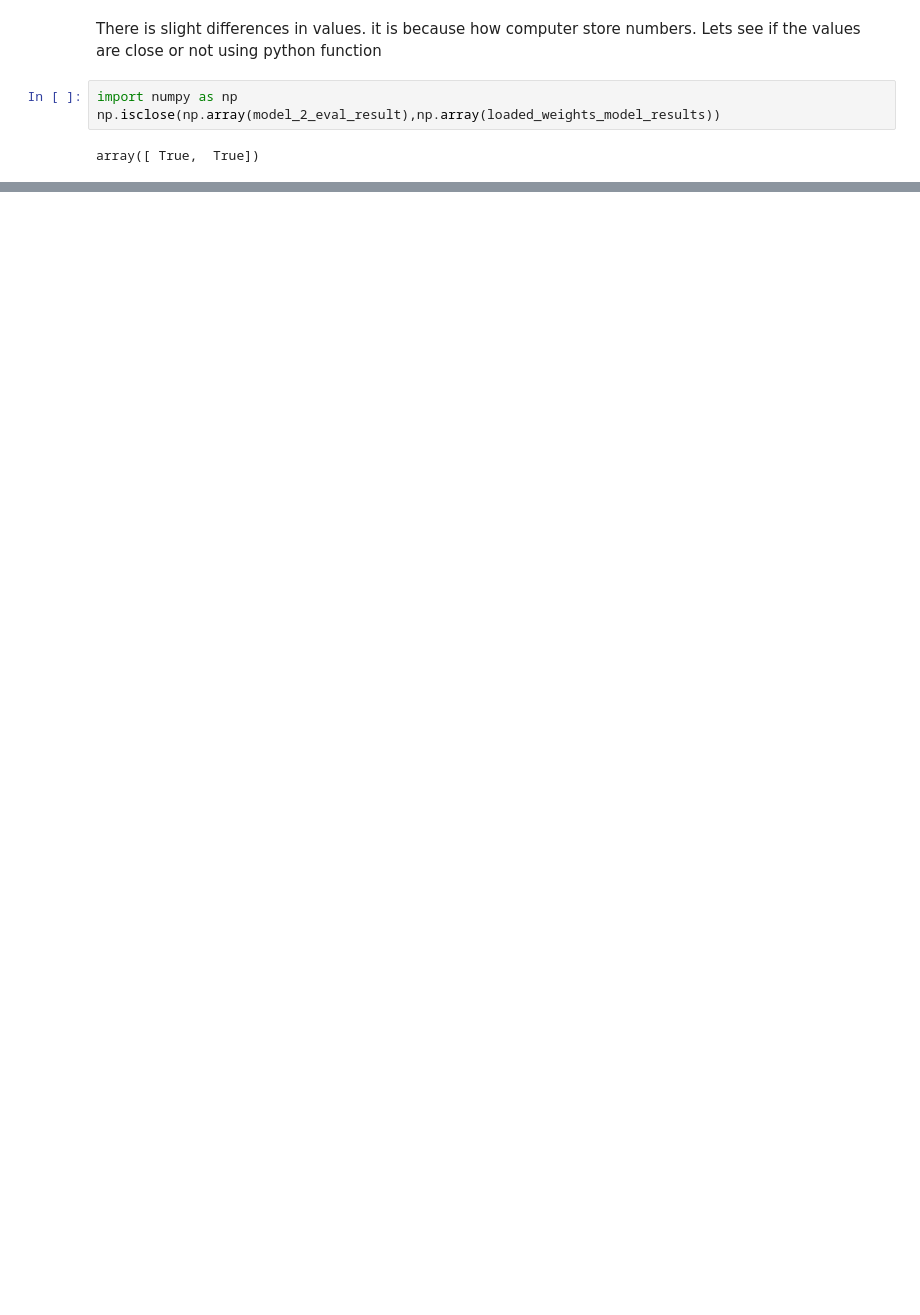
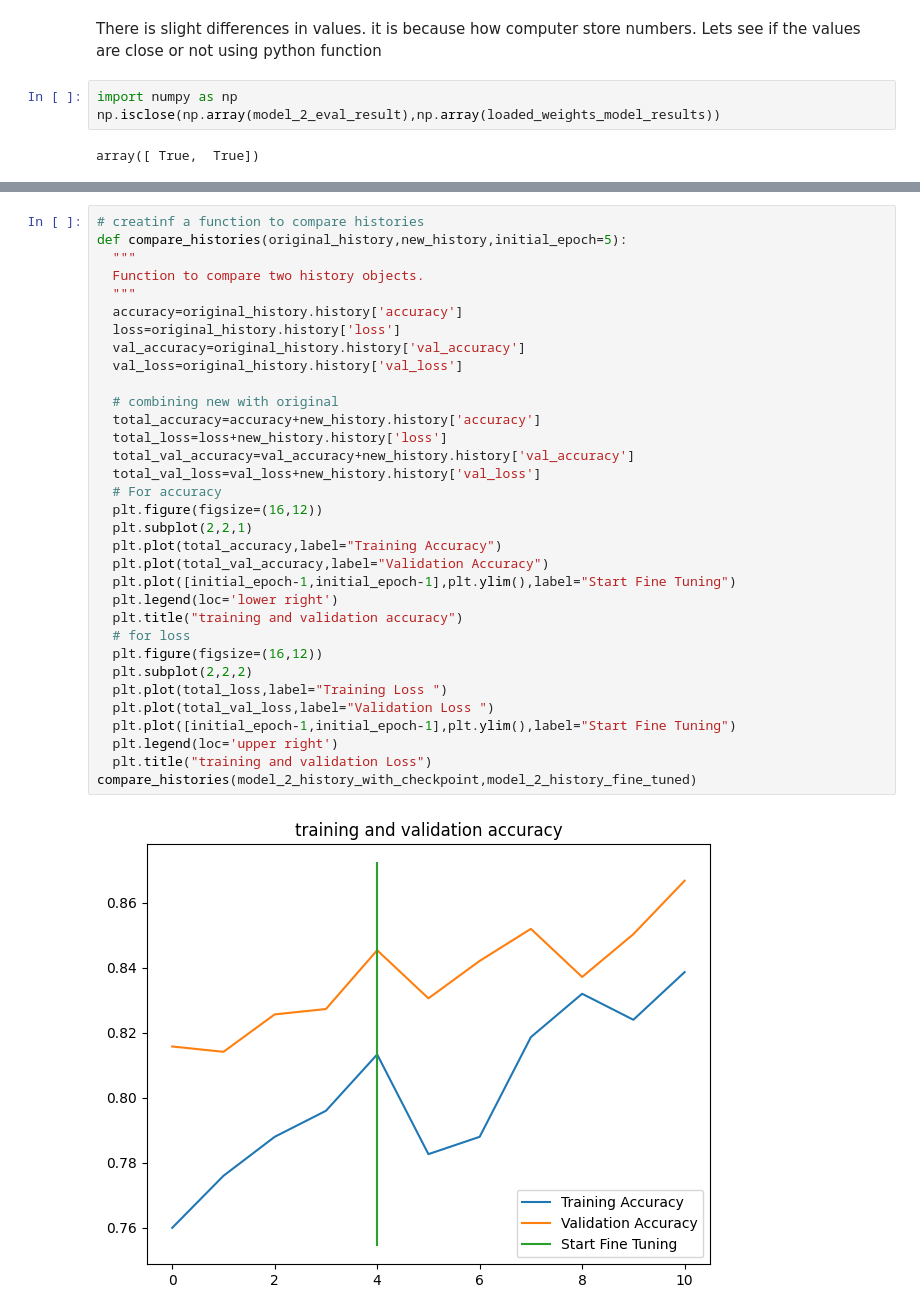
Before and after one commit to Prashanna-Raj-Pandit/Transfer-Learning--TensorFlow, a Jupyter notebook: 02_Transfer_Learning_Fine_Tuning.ipynb, the cells around one changed output, grey strips where cells are left out. Drawn from its saved outputs; the diff is of its cells as text; blank space fills up the shorter version.

```diff
--- a/02_Transfer_Learning_Fine_Tuning.ipynb
+++ b/02_Transfer_Learning_Fine_Tuning.ipynb
@@ -613,0 +725,35 @@ array([ True,  True])
+# %%
+# creatinf a function to compare histories
+def compare_histories(original_history,new_history,initial_epoch=5):
+  """
+  Function to compare two history objects.
+  """
+  accuracy=original_history.history['accuracy']
+  loss=original_history.history['loss']
+  val_accuracy=original_history.history['val_accuracy']
+  val_loss=original_history.history['val_loss']
+
+  # combining new with original
+  total_accuracy=accuracy+new_history.history['accuracy']
+  total_loss=loss+new_history.history['loss']
+  total_val_accuracy=val_accuracy+new_history.history['val_accuracy']
+  total_val_loss=val_loss+new_history.history['val_loss']
+  # For accuracy
+  plt.figure(figsize=(16,12))
+  plt.subplot(2,2,1)
+  plt.plot(total_accuracy,label="Training Accuracy")
+  plt.plot(total_val_accuracy,label="Validation Accuracy")
+  plt.plot([initial_epoch-1,initial_epoch-1],plt.ylim(),label="Start Fine Tuning")
+  plt.legend(loc='lower right')
+  plt.title("training and validation accuracy")
+  # for loss
+  plt.figure(figsize=(16,12))
+  plt.subplot(2,2,2)
+  plt.plot(total_loss,label="Training Loss ")
+  plt.plot(total_val_loss,label="Validation Loss ")
+  plt.plot([initial_epoch-1,initial_epoch-1],plt.ylim(),label="Start Fine Tuning")
+  plt.legend(loc='upper right')
+  plt.title("training and validation Loss")
+compare_histories(model_2_history_with_checkpoint,model_2_history_fine_tuned)
+# %% [output]
+[figure, added]
```
Also changed, not shown: parts of 52 cells of this notebook.
